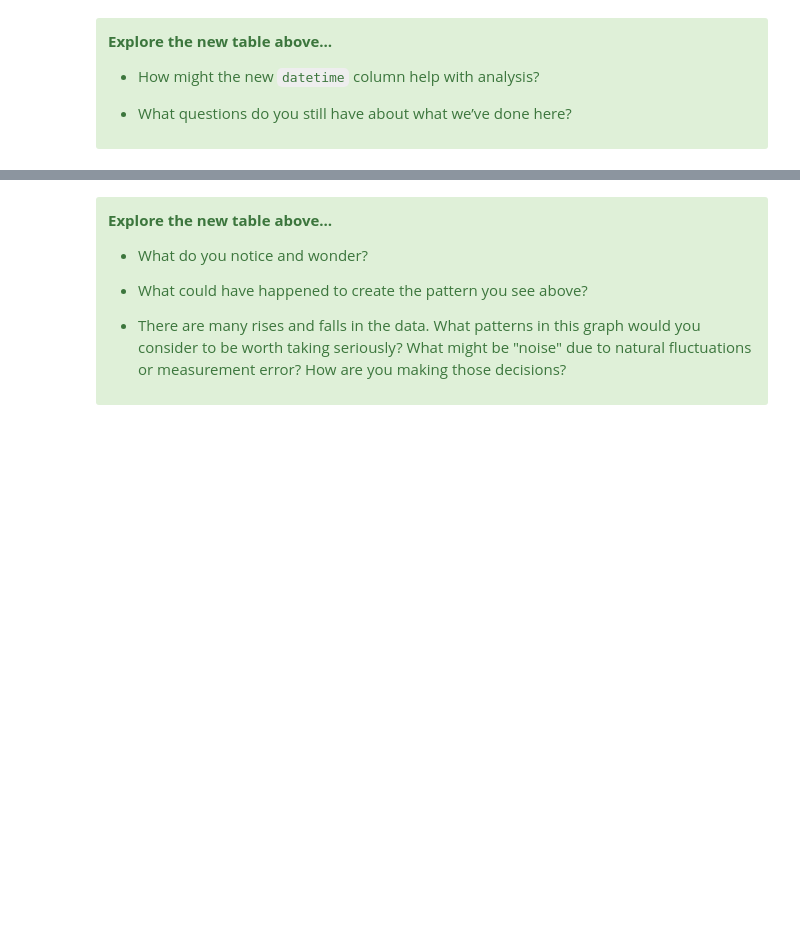
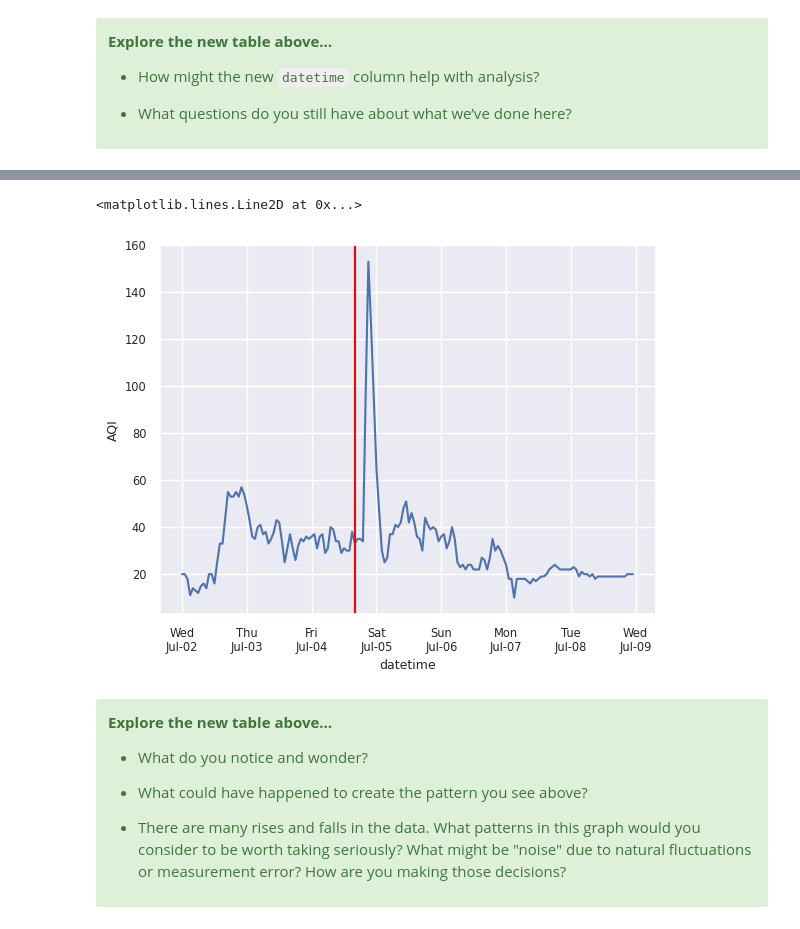
Before and after one commit to CalCoRE/show-your-work, a Jupyter notebook: 1 - TimeSeriesPython.ipynb, the cells around one changed output, grey strips where cells are left out. Cells and saved outputs as stored; diff of their text form; code cells hidden in the pictures; blank space fills up the shorter version.

```diff
--- a/1 - TimeSeriesPython.ipynb
+++ b/1 - TimeSeriesPython.ipynb
@@ -48,6 +47,6 @@ Remember to run code cells like the one below, to load the data and set the vari
 # %%
 import pandas as pd # pandas is for making data tables
 
-aqi_data = pd.read_csv('baaqmd_data.csv') # read the data
+aqi_data = pd.read_csv('https://github.com/CalCoRE/show-your-work/blob/binder/data/baaqmd_data.csv?raw=true') # read the data
 
 aqi_data # show the first 5 rows and the last 5 rows of data
@@ -160,22 +188,29 @@ Now let’s plot the AQI by time.
 # %%
 import seaborn as sns   # for nice-looking graphs
 import matplotlib.pyplot as plt   # for axis labels
 import matplotlib.dates as mdates   # for datetime formatting
 
 # ----- Formatting -----
 sns.set_theme(font_scale=.75)  # add grid lines and set font size
 
 # Format dates on the x-axis: show month-day ("%b-%d").
 # Other formats include day of the week (%a), year (%Y), etc.
-date_format = mdates.DateFormatter('%d-%H')
+date_format = mdates.DateFormatter('%a\n%b-%d')
 plt.gca().xaxis.set_major_formatter(date_format)
 
 # ----- Plotting -----
 sns.lineplot(
     data=aqi_data,
     x='datetime',
     y='AQI'
 )
+
+# ------- Add a vertical line
+plt.axvline(x=pd.to_datetime("2025-07-04 16:00:00"), # where to put the line
+            color='red') # specify the color
+# %% [output]
+<matplotlib.lines.Line2D at 0x...>
+[figure, added]
 # %% [markdown]
 <div class="alert alert-success">
 
```
Also changed, not shown: parts of 9 cells of this notebook, 1 other file.
